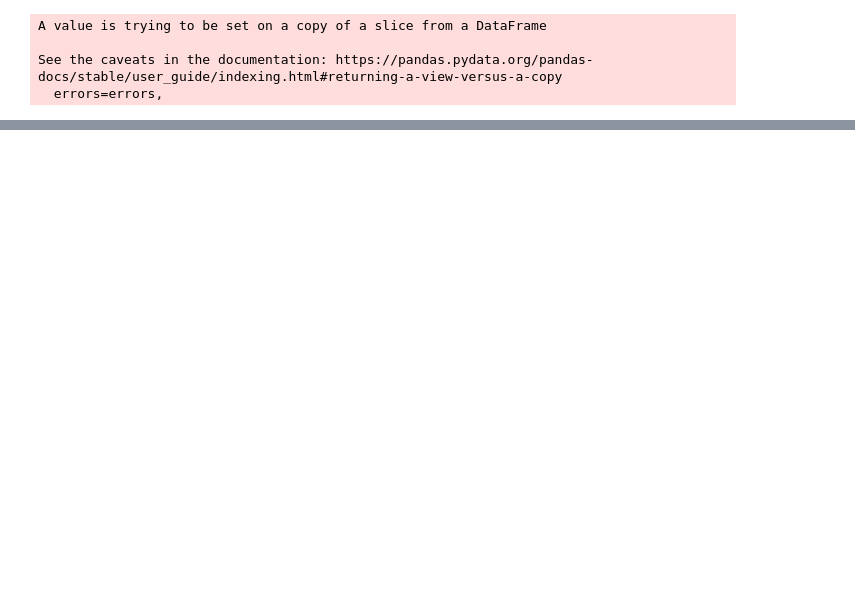
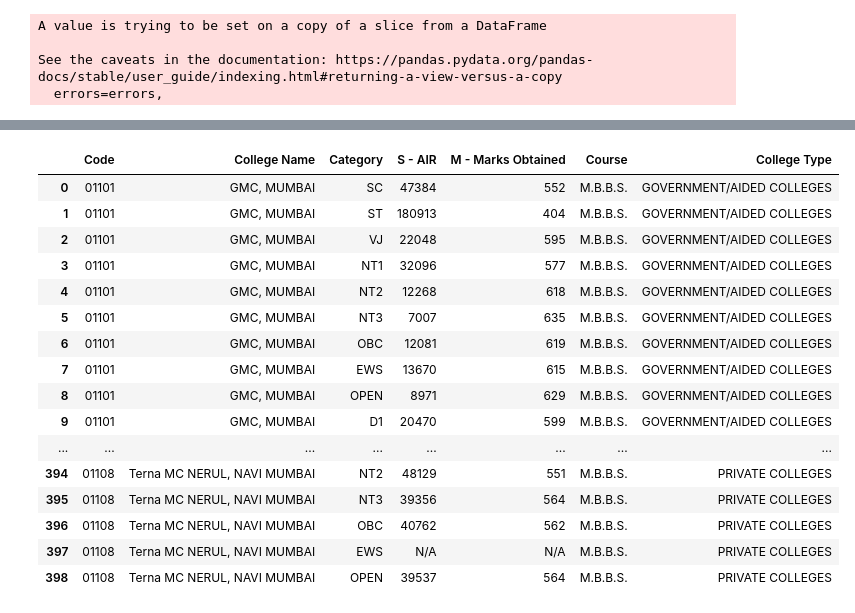
Before and after one commit to MaverickSachin/VidyarthiMitra, a Jupyter notebook: Debugging.ipynb, the cells around one changed output, grey strips where cells are left out. Cells and saved outputs as stored; diff of their text form; code cells hidden in the pictures; blank space fills up the shorter version.

```diff
--- a/Debugging.ipynb
+++ b/Debugging.ipynb
@@ -89,19 +45,0 @@ df2.head()
-# %%
-df2 = df1.loc[starting_points[5]+2:end_points[5]-1]
-
-college_names = df2["Unnamed: 1"].tolist()
-# print(college_names)
-
-output = []
-for i in range(len(college_names)):
-    print(college_names[i])
-    if pd.isna(college_names[i]):
-        continue
-
-    if pd.isna(college_names[i + 1]) and college_names[i].split(" ")[0].isnumeric():
-        output.append(college_names[i])
-    elif not college_names[i].split(" ")[0].isnumeric():
-        continue
-    else:
-        output.append(college_names[i] + ' ' + college_names[i+1])
-output
@@ -127,23 +45,0 @@ IndexError: list index out of range
-# %%
-i = 0
-for item in output:
-    print(f"Item: {item}")
-    print("------------------------------------")
-    if item.split(" ")[0].isnumeric() and item.split(" ")[1].isnumeric():
-        college_code = item.split(" ")[1]
-        college_name = "".join(item.split(" ")[2:])
-    else:
-        college_code = item.split(" ")[0]
-        college_name = " ".join(item.split(" ")[1:])
-
-    college_code = [college_code] * 15
-    college_name = [college_name] * 15
-
-    # rankings AIR
-    rankings = df2.iloc[i, :].tolist()
-    print(f"Rankings: {rankings}")
-
-    # marks obtained
-    marks = df2.iloc[i+1, :].tolist()
-    print(f"Marks: {marks}")
-    i += 2
@@ -260,0 +138,21 @@ IndexError: list index out of range
+# %%
+final.reset_index(drop=True, inplace=True)
+final.head(1000)
+# %% [output]
+|  | Code | College Name | Category | S - AIR | M - Marks Obtained | Course | College Type |
+| 0 | 01101 | GMC, MUMBAI | SC | 47384 | 552 | M.B.B.S. | GOVERNMENT/AIDED COLLEGES |
+| 1 | 01101 | GMC, MUMBAI | ST | 180913 | 404 | M.B.B.S. | GOVERNMENT/AIDED COLLEGES |
+| 2 | 01101 | GMC, MUMBAI | VJ | 22048 | 595 | M.B.B.S. | GOVERNMENT/AIDED COLLEGES |
+| 3 | 01101 | GMC, MUMBAI | NT1 | 32096 | 577 | M.B.B.S. | GOVERNMENT/AIDED COLLEGES |
+| 4 | 01101 | GMC, MUMBAI | NT2 | 12268 | 618 | M.B.B.S. | GOVERNMENT/AIDED COLLEGES |
+| 5 | 01101 | GMC, MUMBAI | NT3 | 7007 | 635 | M.B.B.S. | GOVERNMENT/AIDED COLLEGES |
+| 6 | 01101 | GMC, MUMBAI | OBC | 12081 | 619 | M.B.B.S. | GOVERNMENT/AIDED COLLEGES |
+| 7 | 01101 | GMC, MUMBAI | EWS | 13670 | 615 | M.B.B.S. | GOVERNMENT/AIDED COLLEGES |
+| 8 | 01101 | GMC, MUMBAI | OPEN | 8971 | 629 | M.B.B.S. | GOVERNMENT/AIDED COLLEGES |
+| 9 | 01101 | GMC, MUMBAI | D1 | 20470 | 599 | M.B.B.S. | GOVERNMENT/AIDED COLLEGES |
+| ... | ... | ... | ... | ... | ... | ... | ... |
+| 394 | 01108 | Terna MC NERUL, NAVI MUMBAI | NT2 | 48129 | 551 | M.B.B.S. | PRIVATE COLLEGES |
+| 395 | 01108 | Terna MC NERUL, NAVI MUMBAI | NT3 | 39356 | 564 | M.B.B.S. | PRIVATE COLLEGES |
+| 396 | 01108 | Terna MC NERUL, NAVI MUMBAI | OBC | 40762 | 562 | M.B.B.S. | PRIVATE COLLEGES |
+| 397 | 01108 | Terna MC NERUL, NAVI MUMBAI | EWS | N/A | N/A | M.B.B.S. | PRIVATE COLLEGES |
+| 398 | 01108 | Terna MC NERUL, NAVI MUMBAI | OPEN | 39537 | 564 | M.B.B.S. | PRIVATE COLLEGES |
```
Also changed, not shown: parts of 10 cells of this notebook, 2 other files.
